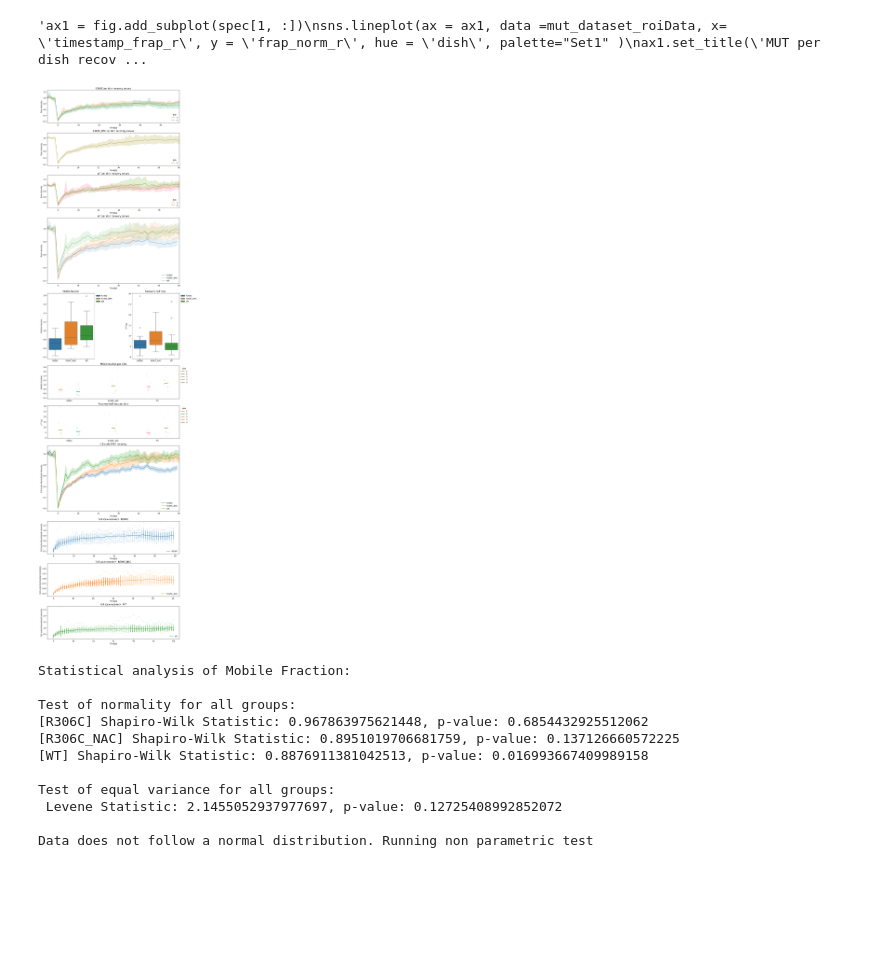
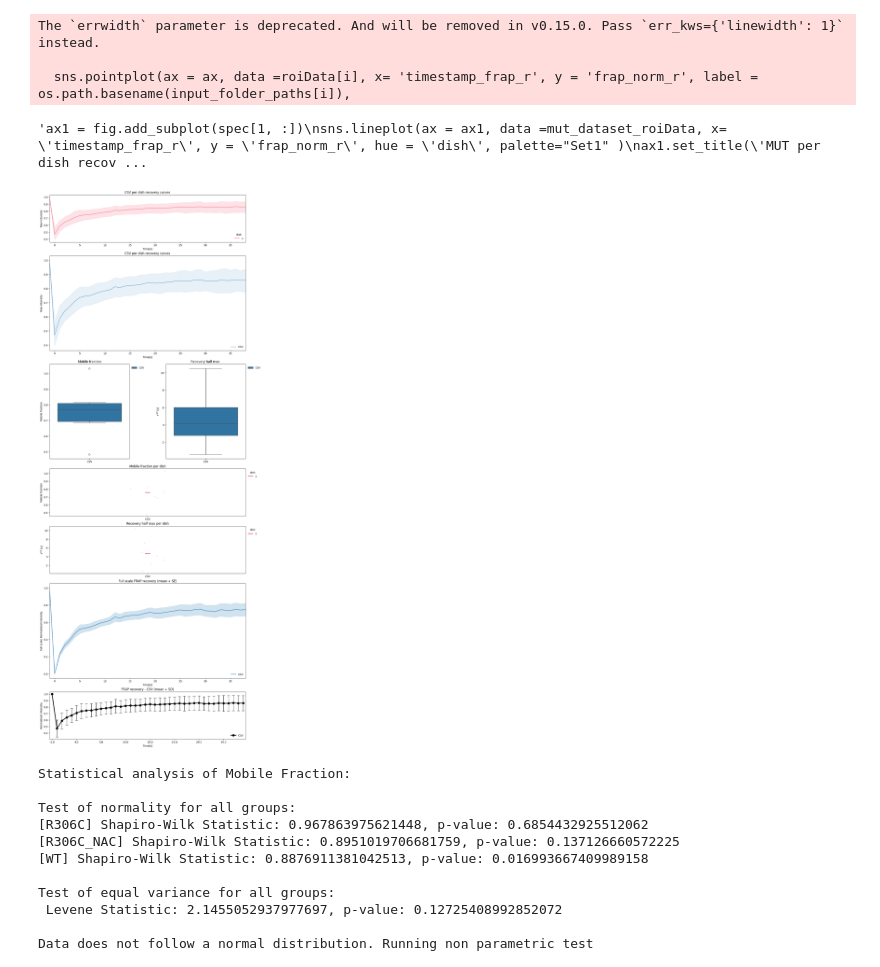
Before and after one commit to amarcosv/FRAP-analysis-younglab, a Jupyter notebook: src/batch_processing_csv.ipynb, the cells around one changed output. Drawn from its saved outputs; the diff is of its cells as text; code cells hidden in the pictures; blank space fills up the shorter version.

```diff
--- a/src/batch_processing_csv.ipynb
+++ b/src/batch_processing_csv.ipynb
@@ -27,13 +27,14 @@ input_folder_paths = ["D:\\Projects\\Shannon\FRAP analysis\\images\\CSV\\2025091
 input_folder_paths = ["E:\\Projects\\Shannon\\FRAP analysis\\images\\CSV\\20250808_FRAP_2.5D_organoids_WGA_1to2000dil\\R306C",
                       "E:\\Projects\\Shannon\\FRAP analysis\\images\\CSV\\20250808_FRAP_2.5D_organoids_WGA_1to2000dil\\R306C_NAC",
                       "E:\\Projects\\Shannon\\FRAP analysis\\images\\CSV\\20250808_FRAP_2.5D_organoids_WGA_1to2000dil\\WT"]
-#iput_folder_paths = ["D:\Projects\Shannon\FRAP analysis\images\CSV"]
+
+input_folder_paths = ["E:\\Projects\\Shannon\\FRAP analysis\\images\\CSV\\20260116_ANDOR_frap_ale_BRD4live\\CSV"]
 
 do_whole_cell = False
 exp_fitting_order = 1
 
 
-output_path = "E:\\Projects\\Shannon\\FRAP analysis\\images\\CSV\\output"
+output_path = "E:\\Projects\\Shannon\\FRAP analysis\\images\\CSV\\20260116_ANDOR_frap_ale_BRD4live"
 
 roiData = []
 frap_experiment = []
@@ -85,6 +103,6 @@ E:\Projects\Shannon\FRAP analysis\images\CSV\20250808_FRAP_2.5D_organoids_WGA_1t
 # %%
 from matplotlib.ticker import FormatStrFormatter
-
+from matplotlib.ticker import MultipleLocator
 nrows = 8 + 2* len(input_folder_paths)
 nd = len(input_folder_paths)
 ax = []
@@ -195,7 +213,7 @@ ax = fig.add_subplot(spec[nd+6:nd+8 , :])
 for i in range(nd):
     sns.lineplot(ax = ax, data =roiData[i], x= 'timestamp_frap_r', y = 'frap_fullscale_norm_r', label = os.path.basename(input_folder_paths[i]), errorbar = 'se')
     #sns.lineplot(ax = ax, data =roiData[i], x= 'timestamp_frap_r', y = 'frap_fullscale_norm_r', label = os.path.basename(input_folder_paths[i]) ,errorbar = 'se')
-ax.set_title('Full scale FRAP recovery')
+ax.set_title('Full scale FRAP recovery (mean + SE)')
 ax.set_ylabel('Full scale Normalized intensity')
 ax.set_xlabel('Time[s]')
 ax.margins(x=0)
@@ -205,12 +223,14 @@ sns.move_legend(ax, "lower right", frameon=False)
 # PLOT FRAP recovery full scale per group and dish
 for i in range(nd):
     ax = fig.add_subplot(spec[nd+8 + i, :])
-    sns.scatterplot(ax = ax, data =roiData[i][roiData[i]['timepoint_frap']>=0], x= 'timestamp_frap_r', y = 'frap_norm_r',
-                alpha = 0.1, color=palette[i], legend = None)
-    sns.lineplot(ax = ax, data =roiData[i][roiData[i]['timepoint_frap']>=0], x= 'timestamp_frap_r', y = 'frap_norm_r', label = os.path.basename(input_folder_paths[i]),
-                errorbar = 'sd', err_style = 'bars', color=palette[i])
-    ax.set_title('Full scale recovery - ' + os.path.basename(input_folder_paths[i]))
-    ax.set_ylabel('Full scale Normalized intensity')
+    #sns.scatterplot(ax = ax, data =roiData[i][roiData[i]['timepoint_frap']>=0], x= 'timestamp_frap_r', y = 'frap_norm_r',
+    #            alpha = 0.1, color=palette[i], legend = None)
+    with plt.rc_context({'lines.linewidth': 1.5}):
+        sns.pointplot(ax = ax, data =roiData[i], x= 'timestamp_frap_r', y = 'frap_norm_r', label = os.path.basename(input_folder_paths[i]),
+                    errorbar = 'sd',  capsize = 0.5, errwidth=1, color='black')
+    ax.xaxis.set_major_locator(MultipleLocator(5))
+    ax.set_title('FRAP recovery - ' + os.path.basename(input_folder_paths[i]) + ' (mean + SD)')
+    ax.set_ylabel('Normalized intensity')
     ax.set_xlabel('Time[s]')
     sns.move_legend(ax, "lower right", frameon=False)
 
@@ -314,35 +334,38 @@ ax5.set_title('WT vs MUT ensemble - Full scale')
 
 ax6 = fig.add_subplot(spec[6, :])
 sns.scatterplot(ax = ax6, data =wt_dataset_roiData[wt_dataset_roiData['timepoint_frap']>=0], x= 'timestamp_frap_r', y = 'frap_norm_r', label = 'WT',
               alpha = 0.1)
 
 #timestamps = wt_dataset_roiData[wt_dataset_roiData['timepoint_frap']>=0].groupby('timepoint')['timestamp_frap'].mean()
 #y = wt_dataset_roiData[wt_dataset_roiData['timepoint_frap']>=0].groupby('timepoint')['frap_norm_r'].mean()
 #y_std = wt_dataset_roiData[wt_dataset_roiData['timepoint_frap']>=0].groupby('timepoint')['frap_norm_r'].std()
     #dataset_roiData['timestamp_frap_r'] = timestamps
 #ax6.errorbar(timestamps, y, yerr = y_std)
 sns.lineplot(ax = ax6, data =wt_dataset_roiData[wt_dataset_roiData['timepoint_frap']>=0], x= 'timestamp_frap_r', y = 'frap_norm_r', label = 'WT',
               errorbar = 'sd', err_style = 'bars')
 
 #sns.lineplot(ax = ax6, data =mut_dataset_roiData, x= 'timestamp_frap_r', y = 'frap_fullscale_norm_r', label = 'MUT' )
 ax6.set_ylabel('Full scale Normalized  intensity')
 ax6.set_xlabel('Time[s]')
 ax6.set_title('WT vs MUT ensemble - Full scale')
 ax7 = fig.add_subplot(spec[7::, :])
 sns.scatterplot(ax = ax7, data =mut_dataset_roiData[mut_dataset_roiData['timepoint_frap']>=0], x= 'timestamp_frap_r', y = 'frap_norm_r', label = 'MUT',
               alpha = 0.1, color='tab:orange')
 sns.lineplot(ax = ax7, data =mut_dataset_roiData[mut_dataset_roiData['timepoint_frap']>=0], x= 'timestamp_frap_r', y = 'frap_norm_r', label = 'MUT',
               errorbar = 'sd', err_style = 'bars', color='tab:orange')
 
 #sns.lineplot(ax = ax6, data =mut_dataset_roiData, x= 'timestamp_frap_r', y = 'frap_fullscale_norm_r', label = 'MUT' )
 ax7.set_ylabel('Full scale Normalized  intensity')
 ax7.set_xlabel('Time[s]')
 ax7.set_title('WT vs MUT ensemble - Full scale')
 #ax6.xaxis.set_major_formatter(FormatStrFormatter('%.1f'))
 """
 # %% [output]
-'ax1 = fig.add_subplot(spec[1, :])\nsns.lineplot(ax = ax1, data =mut_dataset_roiData, x= \'timestamp_frap_r\', y = \'frap_norm_r\', hue = \'dish\', palette="Set1" )\nax1.set_title(\'MUT per dish recov ...
+The `errwidth` parameter is deprecated. And will be removed in v0.15.0. Pass `err_kws={'linewidth': 1}` instead.
+
+  sns.pointplot(ax = ax, data =roiData[i], x= 'timestamp_frap_r', y = 'frap_norm_r', label = os.path.basename(input_folder_paths[i]),
+'ax1 = fig.add_subplot(spec[1, :])\nsns.lineplot(ax = ax1, data =mut_dataset_roiData, x= \'timestamp_frap_r\', y = \'frap_norm_r\', hue = \'dish\', palette="Set1" )\nax1.set_title(\'MUT per dish recov ...
-[figure, old version]
+[figure, new version]
 # %%
 
 from statannotations.Annotator import Annotator
```
Also changed, not shown: parts of 1 cell of this notebook, 5 other files.
